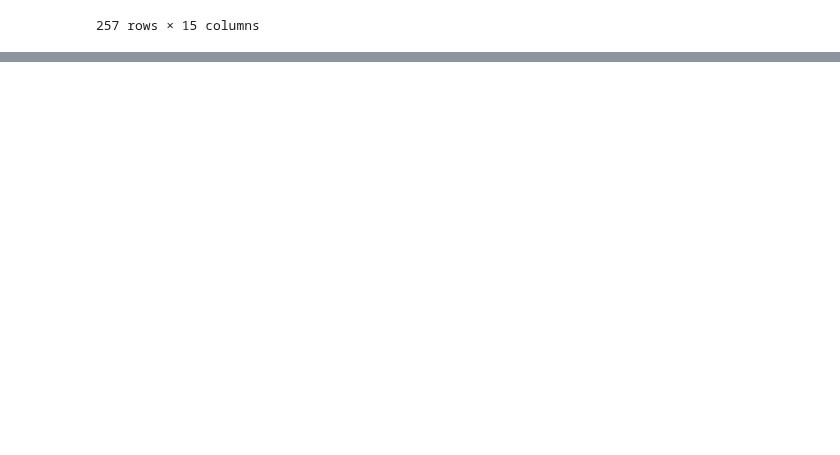
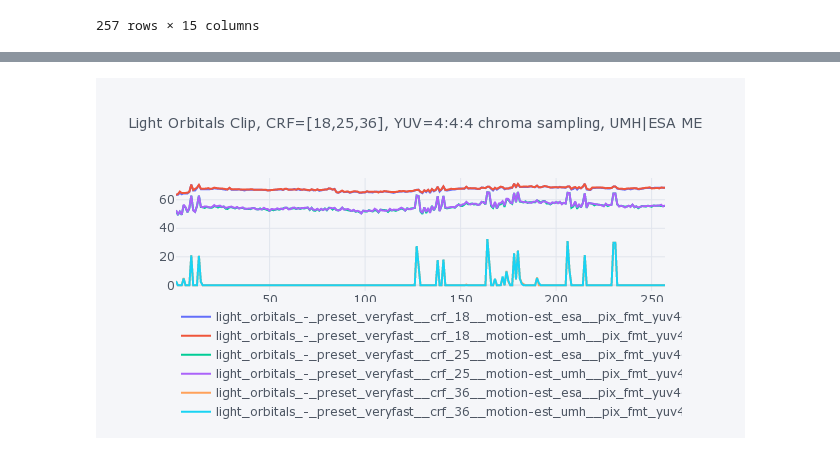
Before and after one commit to luisbarrancos/videometrics_jupyterlab, a Jupyter notebook: notebooks/video_generate_compression_x264_singlefile.ipynb, the cells around one changed output, grey strips where cells are left out. Saved outputs shown, nothing was run; the diff lists cells and outputs as text; code cells hidden in the pictures; blank space fills up the shorter version.

```diff
--- a/notebooks/video_generate_compression_x264_singlefile.ipynb
+++ b/notebooks/video_generate_compression_x264_singlefile.ipynb
@@ -1012,0 +1006,17 @@ fig.show()
+# %%
+# from plotly get a figure object, for the preset layout
+fig = dfs[nfile].iplot(y=["vmaf"], asFigure=True)
+data, layout = fig["data"], fig["layout"]
+# %%
+fig = go.Figure()
+fig["layout"] = layout
+
+# Plot the files with CRF=18 only
+for k, v in dfs.items():
+    #fig.add_trace(go.Scatter(x=["frame"], y=["psnr"]))
+    if "yuv444p" in k:
+        fig.add_trace(go.Scatter(x=dfs[k].index.values, y=dfs[k]["vmaf"], name=str(k)))
+    #print(k)
+fig.update_layout(title=dict(font=dict(size=14),text="Light Orbitals Clip, CRF=[18,25,36], YUV=4:4:4 chroma sampling, UMH|ESA ME"),legend=dict(orientation="h"))
+# %% [output]
+[figure, added]
```
Also changed, not shown: parts of 15 cells of this notebook.
